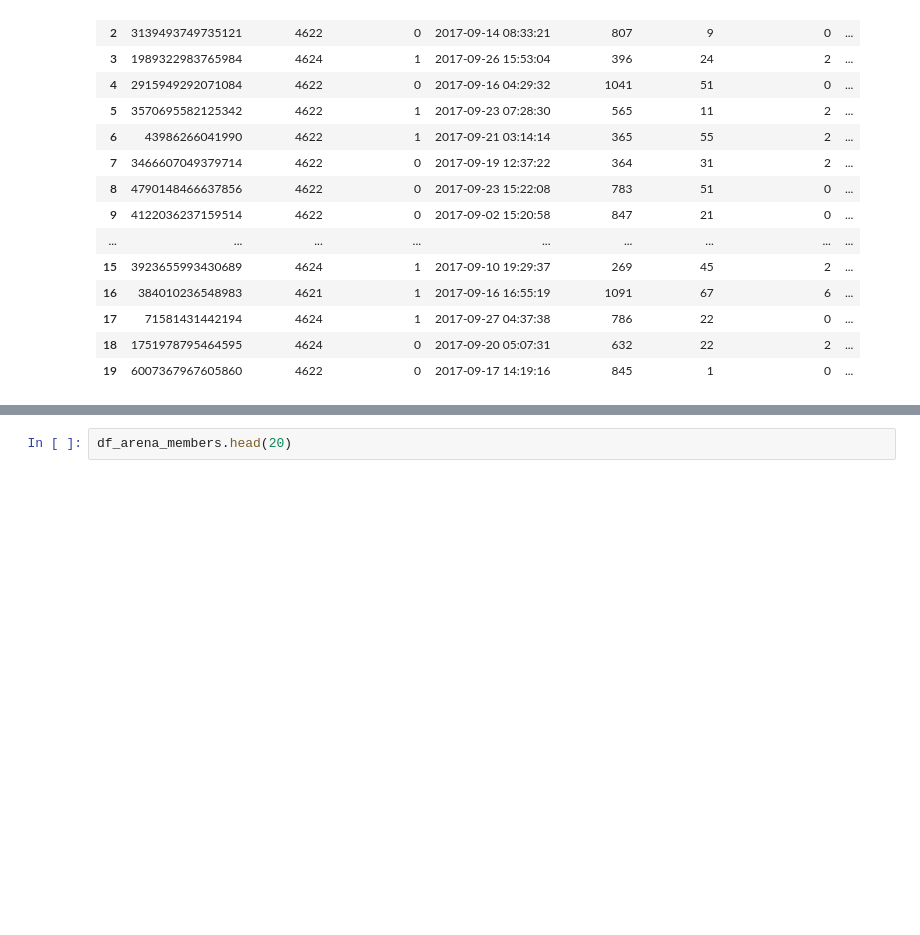
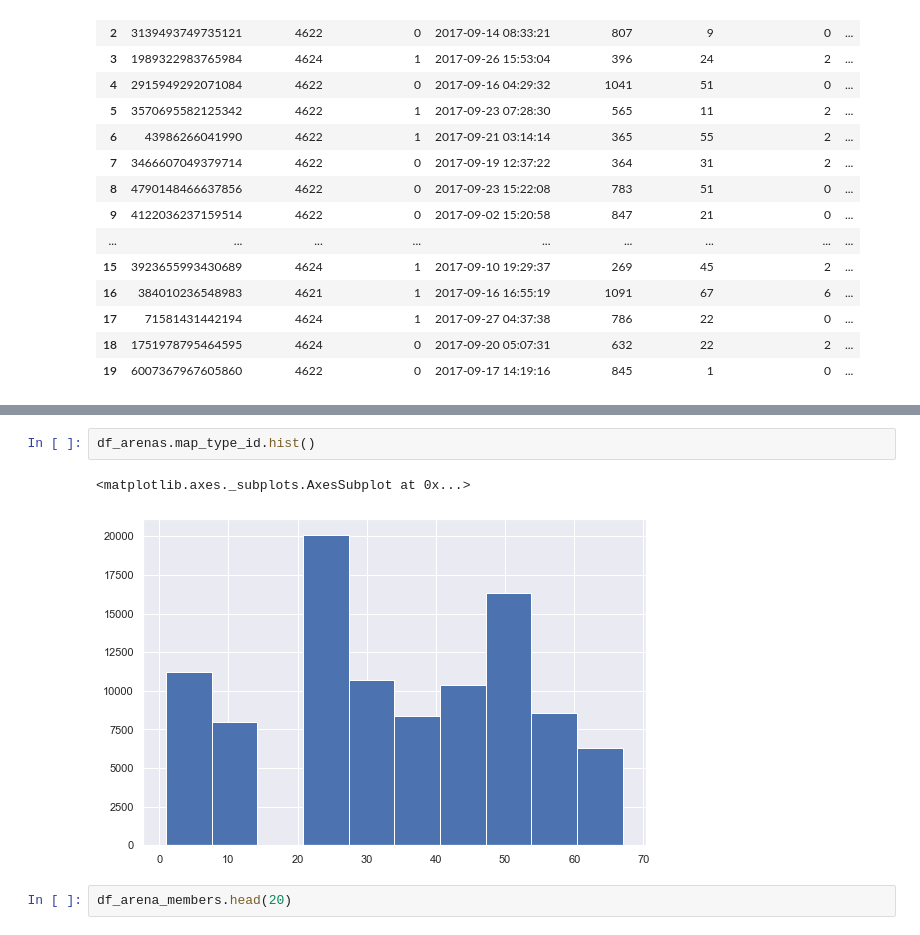
Before and after one commit to VladBorisof/task_wow, a Jupyter notebook: task_wow.ipynb, the cells around one changed output, grey strips where cells are left out. Cells and saved outputs as stored; diff of their text form; blank space fills up the shorter version.

```diff
--- a/task_wow.ipynb
+++ b/task_wow.ipynb
@@ -30,3 +39,8 @@ df_arenas.head(20)
+# %%
+df_arenas.map_type_id.hist()
+# %% [output]
+<matplotlib.axes._subplots.AxesSubplot at 0x...>
+[figure, added]
 # %%
 df_arena_members.head(20)
 # %% [output]
```
Also changed, not shown: parts of 12 cells of this notebook.
